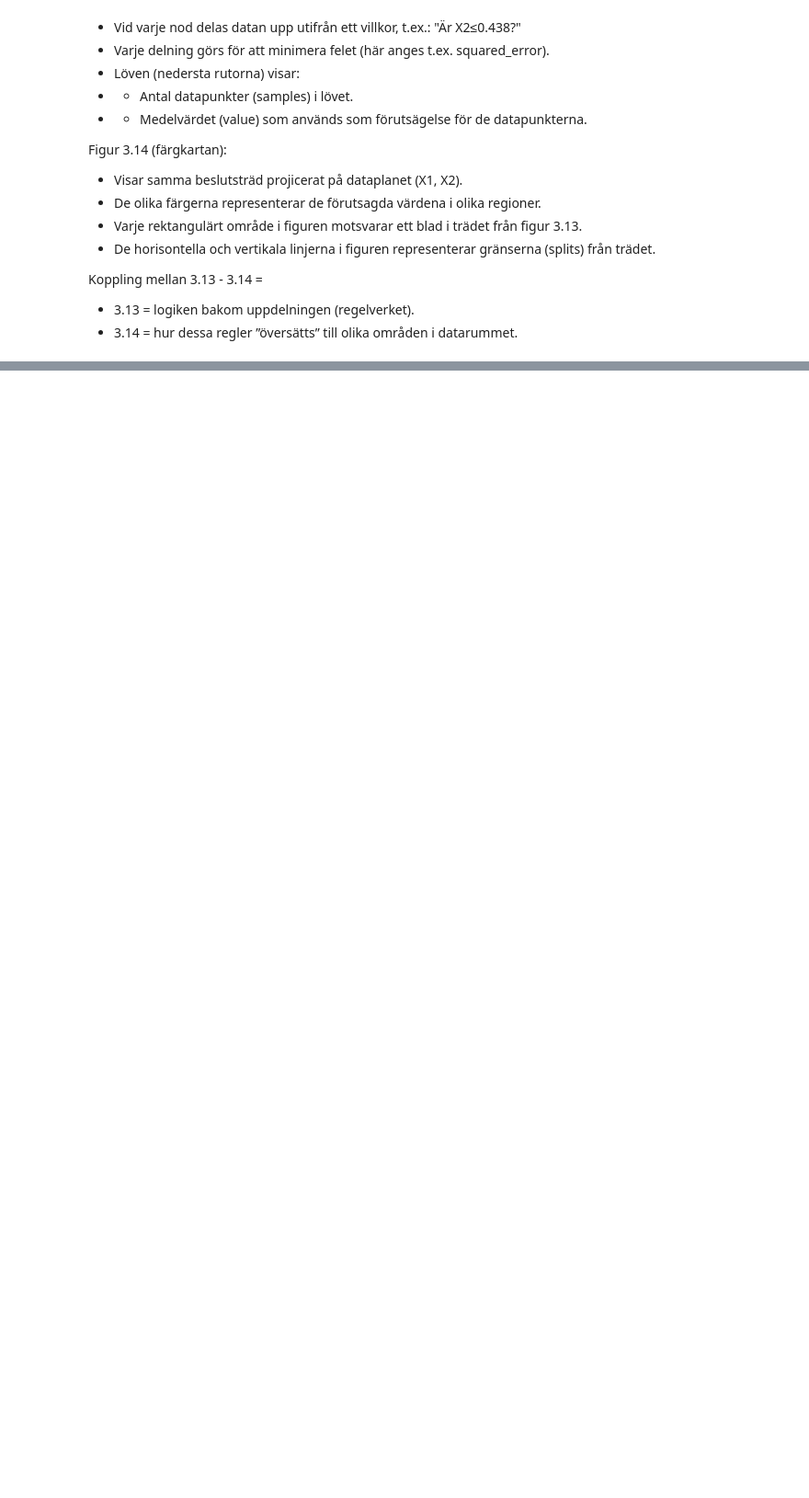
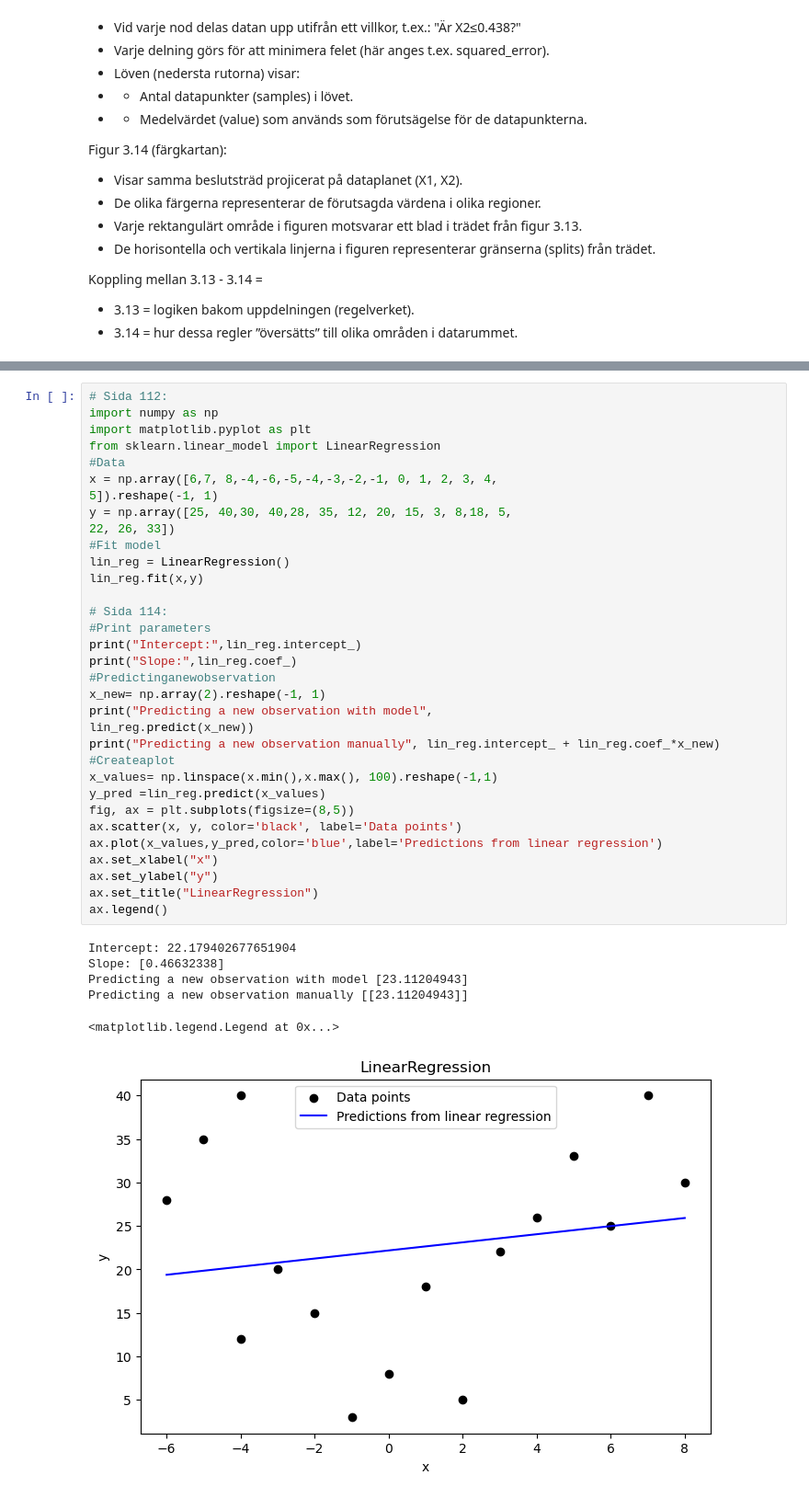
Before and after one commit to ManaInfectedRP/Skola-Python, a Jupyter notebook: Uppgifter.ipynb, the cells around one changed output, grey strips where cells are left out. Shown at 92% size. Cells and saved outputs as stored; diff of their text form; blank space fills up the shorter version.

```diff
--- a/Uppgifter.ipynb
+++ b/Uppgifter.ipynb
@@ -1328,0 +1346,40 @@ Koppling mellan 3.13 - 3.14 =
+# %%
+# Sida 112:
+import numpy as np
+import matplotlib.pyplot as plt
+from sklearn.linear_model import LinearRegression
+#Data
+x = np.array([6,7, 8,-4,-6,-5,-4,-3,-2,-1, 0, 1, 2, 3, 4,
+5]).reshape(-1, 1)
+y = np.array([25, 40,30, 40,28, 35, 12, 20, 15, 3, 8,18, 5,
+22, 26, 33])
+#Fit model
+lin_reg = LinearRegression()
+lin_reg.fit(x,y)
+
+# Sida 114:
+#Print parameters
+print("Intercept:",lin_reg.intercept_)
+print("Slope:",lin_reg.coef_)
+#Predictinganewobservation
+x_new= np.array(2).reshape(-1, 1)
+print("Predicting a new observation with model",
+lin_reg.predict(x_new))
+print("Predicting a new observation manually", lin_reg.intercept_ + lin_reg.coef_*x_new)
+#Createaplot
+x_values= np.linspace(x.min(),x.max(), 100).reshape(-1,1)
+y_pred =lin_reg.predict(x_values)
+fig, ax = plt.subplots(figsize=(8,5))
+ax.scatter(x, y, color='black', label='Data points')
+ax.plot(x_values,y_pred,color='blue',label='Predictions from linear regression')
+ax.set_xlabel("x")
+ax.set_ylabel("y")
+ax.set_title("LinearRegression")
+ax.legend()
+# %% [output]
+Intercept: 22.179402677651904
+Slope: [0.46632338]
+Predicting a new observation with model [23.11204943]
+Predicting a new observation manually [[23.11204943]]
+<matplotlib.legend.Legend at 0x...>
+[figure, added]
```
Also changed, not shown: parts of 16 cells of this notebook, 1 other file.
